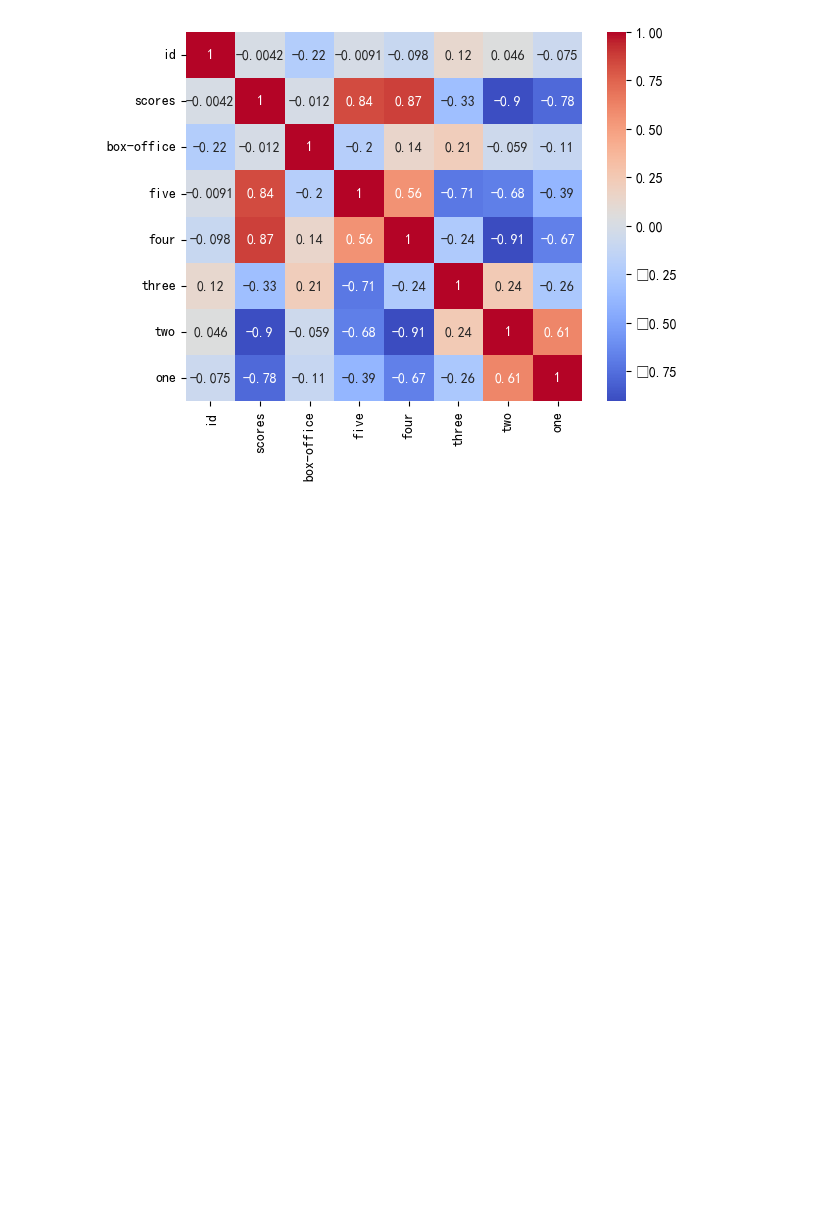
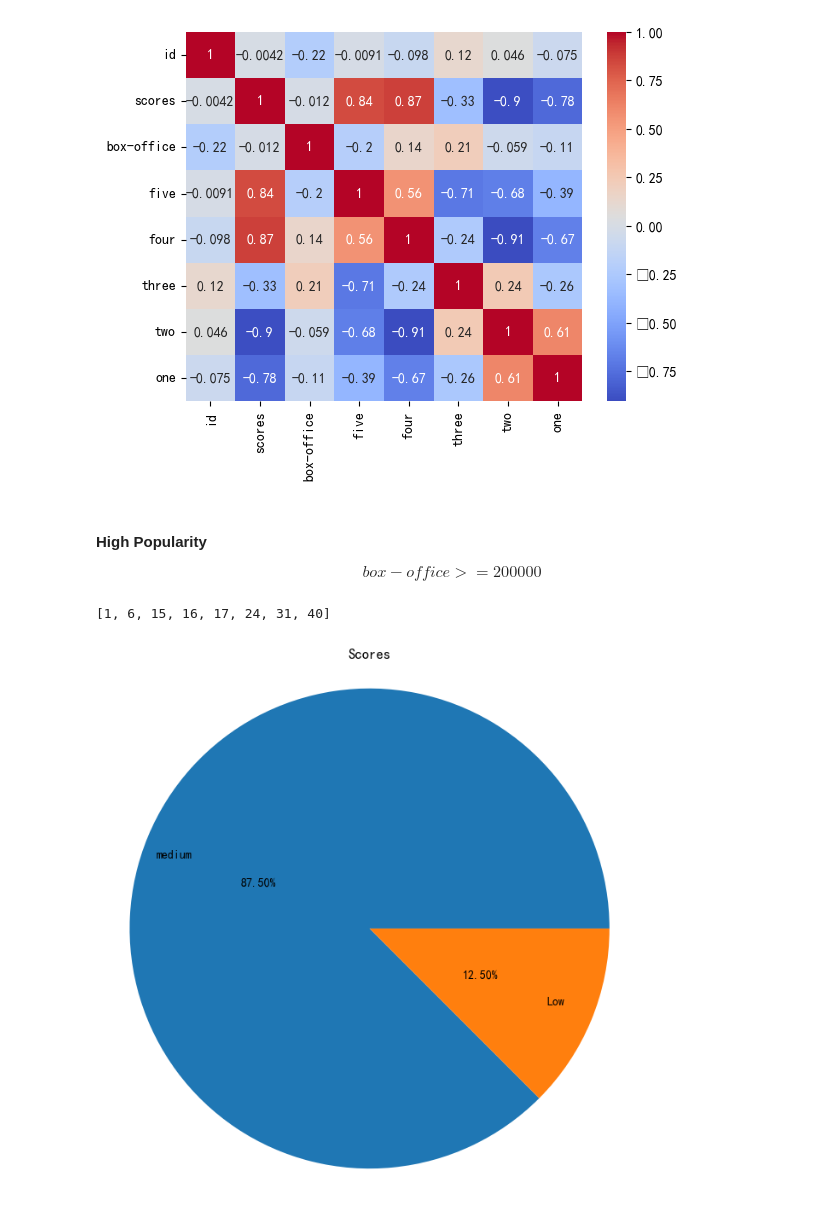
Before and after one commit to Cyccyyycyc/2022-Films, a Jupyter notebook: Analysis2022.ipynb, the cells around one changed output. Cells and saved outputs as stored; diff of their text form; code cells hidden in the pictures; blank space fills up the shorter version.

Commit message:
add some analysis about the popularity and scores in Analysis.ipynb

```diff
--- a/Analysis2022.ipynb
+++ b/Analysis2022.ipynb
@@ -161,3 +163,35 @@ sns.heatmap(films_info.corr(), annot=True, cmap='coolwarm')
 # %% [output]
 <AxesSubplot:>
 [figure]
+# %% [markdown]
+#### High Popularity
+$$box-office>=200000$$
+# %%
+def s_pie(idx):
+    x = []
+    for i in idx:
+        if films_info["scores"][i] < 6:
+            x.append("Low")
+        elif films_info["scores"][i] >= 8:
+            x.append("High")
+        else:
+            x.append("medium")
+    x = Counter(x)
+
+    plt.figure(figsize = (8,8))  # 设置画布大小
+    plt.pie(x=x.values(), labels=x.keys(), autopct = '%1.2f%%',
+        pctdistance = 0.5, labeldistance = 0.8)
+    plt.title("Scores")  # 设置标题
+    plt.axis('equal')
+# %%
+h_pop = []
+for i, p in enumerate(films_info["box-office"]):
+    if p >= 200000:
+        h_pop.append(i)
+h_pop
+# %% [output]
+[1, 6, 15, 16, 17, 24, 31, 40]
+# %%
+s_pie(h_pop)
+# %% [output]
+[figure, added]
```
Also changed, not shown: parts of 12 cells of this notebook.
